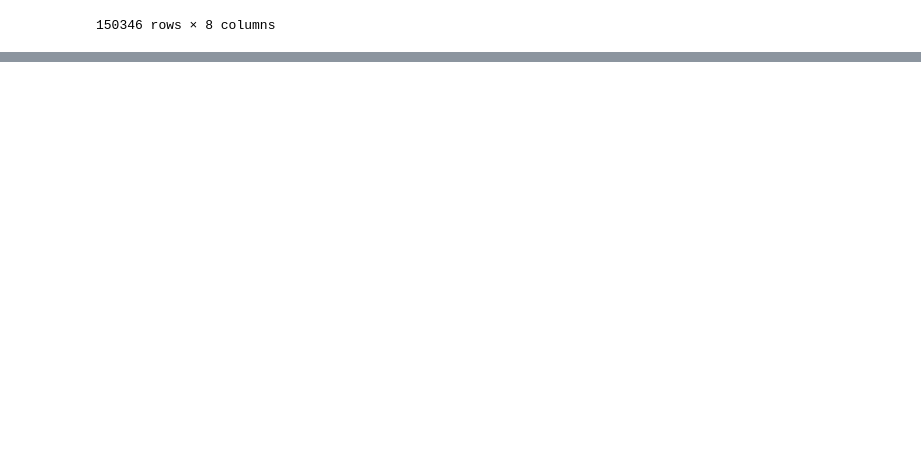
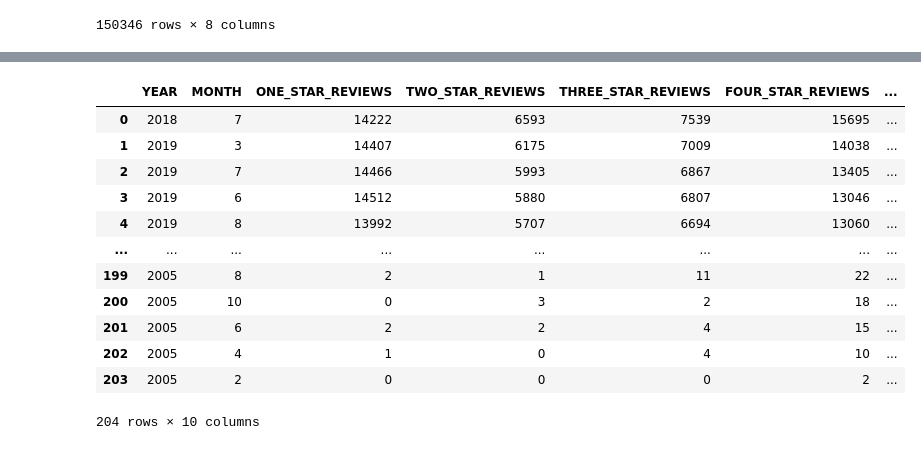
Before and after one commit to KeeganDavis/data-projects, a Jupyter notebook: yelp-reviews/notebooks/sql_queries.ipynb, the cells around one changed output, grey strips where cells are left out. Saved outputs shown, nothing was run; the diff lists cells and outputs as text; code cells hidden in the pictures; blank space fills up the shorter version.

```diff
--- a/yelp-reviews/notebooks/sql_queries.ipynb
+++ b/yelp-reviews/notebooks/sql_queries.ipynb
@@ -412,0 +450,34 @@ display(df)
+# %%
+# Total reviews by each star amount and the average star review for each month in every year
+df = cur.execute('''
+                SELECT
+                    YEAR(review_date) AS year,
+                    MONTH(review_date) AS month,
+                    SUM(CASE WHEN stars=1 THEN 1 ELSE 0 END) AS one_star_reviews,
+                    SUM(CASE WHEN stars=2 THEN 1 ELSE 0 END) AS two_star_reviews,
+                    SUM(CASE WHEN stars=3 THEN 1 ELSE 0 END) AS three_star_reviews,
+                    SUM(CASE WHEN stars=4 THEN 1 ELSE 0 END) AS four_star_reviews,
+                    SUM(CASE WHEN stars=5 THEN 1 ELSE 0 END) AS five_star_reviews,
+                    COUNT(*) AS total_reviews,
+                    SUM(stars) AS total_stars,
+                    ROUND(AVG(stars), 2) avg_stars
+                FROM yelp_reviews
+                GROUP BY 1, 2
+                ORDER BY COUNT(*) DESC;
+                 ''').fetch_pandas_all()
+
+display(df)
+# %% [output]
+|  | YEAR | MONTH | ONE_STAR_REVIEWS | TWO_STAR_REVIEWS | THREE_STAR_REVIEWS | FOUR_STAR_REVIEWS | ... |
+| 0 | 2018 | 7 | 14222 | 6593 | 7539 | 15695 | ... |
+| 1 | 2019 | 3 | 14407 | 6175 | 7009 | 14038 | ... |
+| 2 | 2019 | 7 | 14466 | 5993 | 6867 | 13405 | ... |
+| 3 | 2019 | 6 | 14512 | 5880 | 6807 | 13046 | ... |
+| 4 | 2019 | 8 | 13992 | 5707 | 6694 | 13060 | ... |
+| ... | ... | ... | ... | ... | ... | ... | ... |
+| 199 | 2005 | 8 | 2 | 1 | 11 | 22 | ... |
+| 200 | 2005 | 10 | 0 | 3 | 2 | 18 | ... |
+| 201 | 2005 | 6 | 2 | 2 | 4 | 15 | ... |
+| 202 | 2005 | 4 | 1 | 0 | 4 | 10 | ... |
+| 203 | 2005 | 2 | 0 | 0 | 0 | 2 | ... |
+204 rows × 10 columns
```
Also changed, not shown: parts of 8 cells of this notebook.
